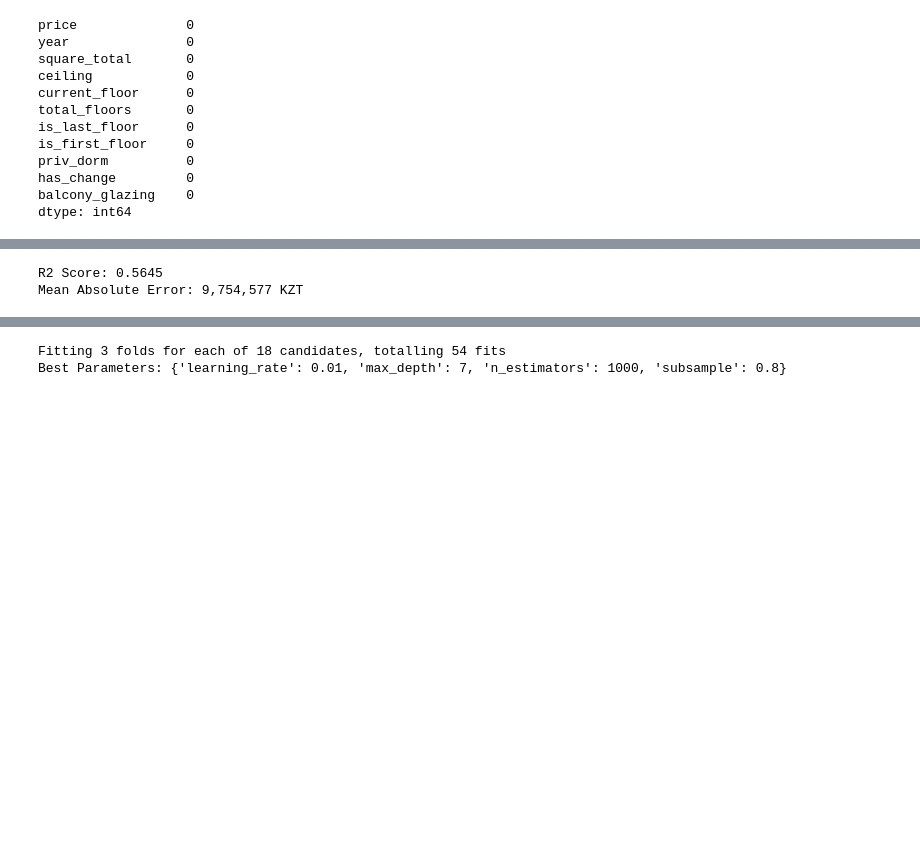
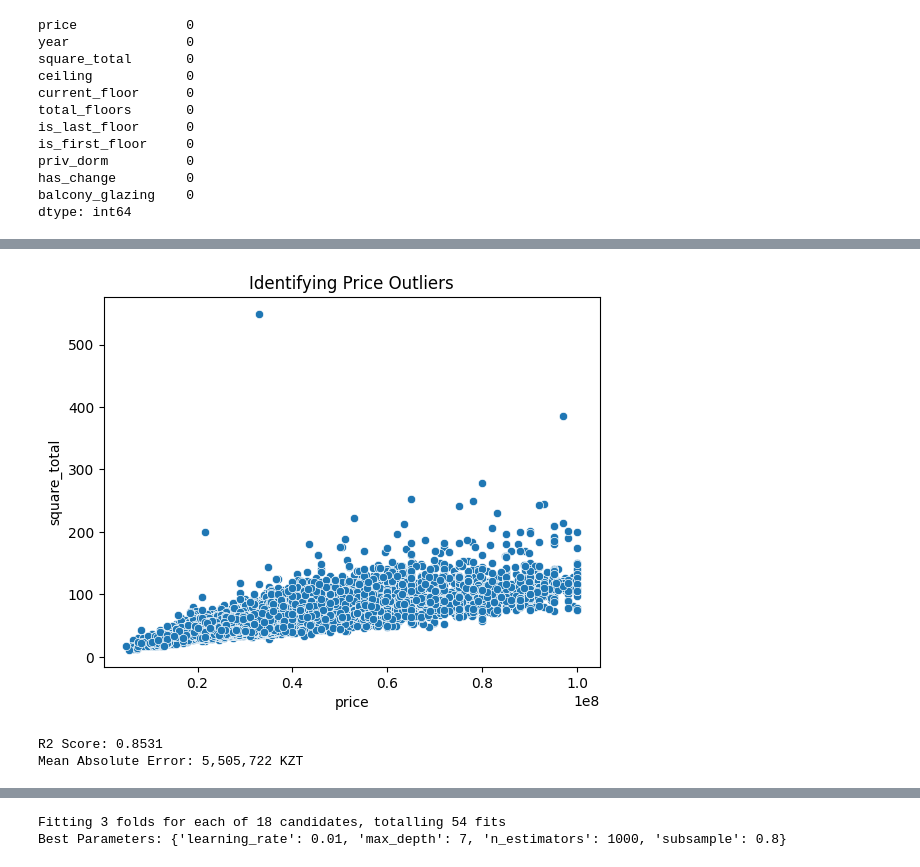
Before and after one commit to howardat/real-estate-analyzer, a Jupyter notebook: src/real_estate_analyzer/eda.ipynb, the cells around one changed output, grey strips where cells are left out. Cells and saved outputs as stored; diff of their text form; code cells hidden in the pictures; blank space fills up the shorter version.

```diff
--- a/src/real_estate_analyzer/eda.ipynb
+++ b/src/real_estate_analyzer/eda.ipynb
@@ -627,3 +705,10 @@ Text(0.5, 1.0, 'Correlation Heatmap: Apartment Features')
+# %%
+sns.scatterplot(x=df['price'], y=df['square_total'])
+
+plt.title('Identifying Price Outliers')
+plt.show()
+# %% [output]
+[figure, added]
 # %%
 import pandas as pd
 import numpy as np
@@ -633,10 +718,10 @@ from sklearn.preprocessing import StandardScaler
 from sklearn.metrics import mean_absolute_error, r2_score
 
 cols_to_train = [
-    'price', 'year', 'square_total', 'ceiling', 'total_floors', 'floor_ratio',
+    'price', 'year', 'room', 'square_total', 'ceiling', 'total_floors', 'floor_ratio',
     'is_last_floor', 'is_first_floor', 'parking_score', 'furniture_score', 'renovation_score',
     'building_score', 'flooring_score', 'toilet_scoring', 'balcony_score',
-    'door_score',
+    'door_score', 'cluster_avg_price_m2'
 ]
 
 # 1. Setup Features and Target
@@ -678,8 +763,8 @@ print(f"R2 Score: {r2_score(y_test_log, y_pred_log):.4f}")
 # MAE is calculated on real KZT so you can understand the error in money
 print(f"Mean Absolute Error: {mean_absolute_error(y_test_actual, y_pred_actual):,.0f} KZT")
 # %% [output]
-R2 Score: 0.5645
-Mean Absolute Error: 9,754,577 KZT
+R2 Score: 0.8531
+Mean Absolute Error: 5,505,722 KZT
 # %%
 import matplotlib.pyplot as plt
 import seaborn as sns
```
Also changed, not shown: parts of 27 cells of this notebook, 4 other files.
